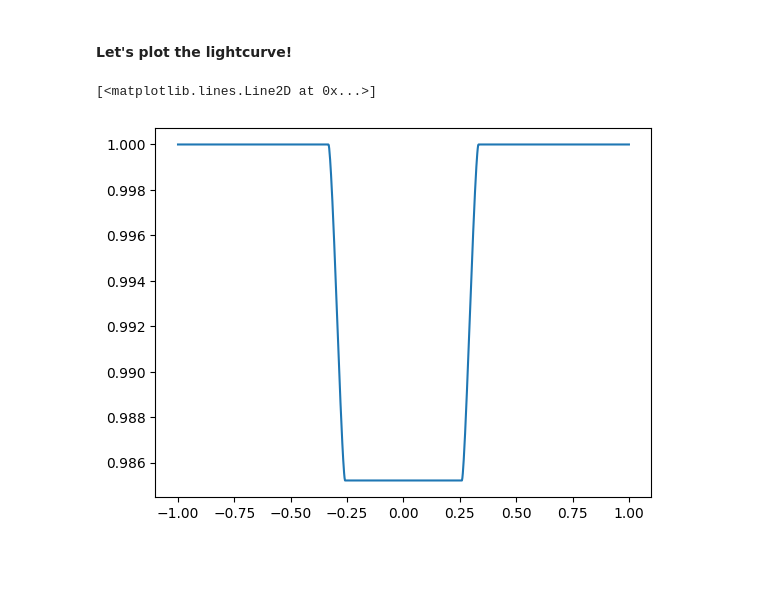
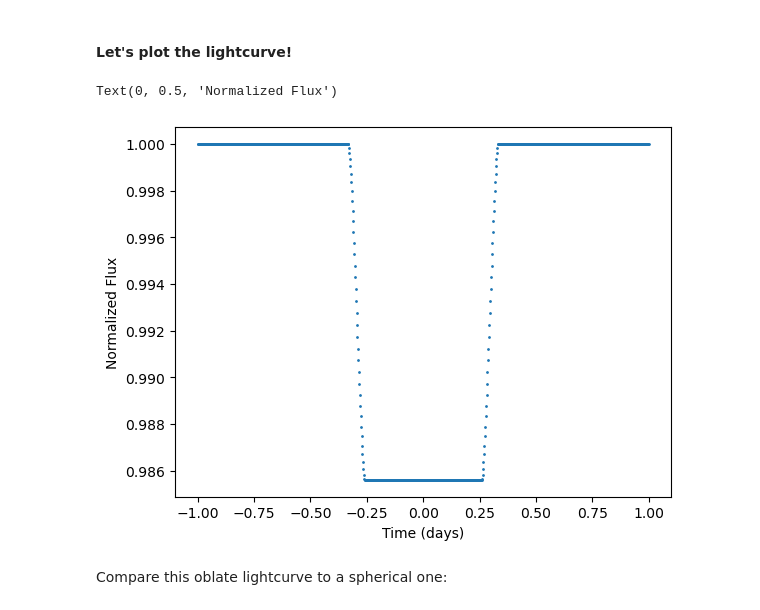
Before and after one commit to vegajustin26/oblate_lc, a Jupyter notebook: notebooks/lightcurve.ipynb, the cells around one changed output. Saved outputs shown, nothing was run; the diff lists cells and outputs as text; code cells hidden in the pictures; blank space fills up the shorter version.

```diff
--- a/notebooks/lightcurve.ipynb
+++ b/notebooks/lightcurve.ipynb
@@ -27,7 +30,16 @@ fluxratio = lightcurves2(params, times, PHI = "True")
+# %%
+state = {"reff": 0.12, "f": 0.1, "per": 1071.23228, "a": 560, "b": 0.23, "t0": 253.28699, "theta_p": np.pi/2, "omega": 3.5, "times": np.linspace(-1, 1, 1000)}
+times = state["times"]
+planet = PlanetSystem(**state)
+flux_obl, nintpts = planet.lightcurve()
 # %% [markdown]
 #### Let's plot the lightcurve!
-# %%
-plt.plot(times, fluxratio)
-# %% [output]
-[<matplotlib.lines.Line2D at 0x...>]
-[figure, removed]
+# %%
+plt.scatter(times, flux_obl, s = 1)
+plt.xlabel("Time (days)")
+plt.ylabel("Normalized Flux")
+# %% [output]
+Text(0, 0.5, 'Normalized Flux')
+[figure, added]
+# %% [markdown]
+Compare this oblate lightcurve to a spherical one:
```
Also changed, not shown: parts of 10 cells of this notebook, 2 other files.
